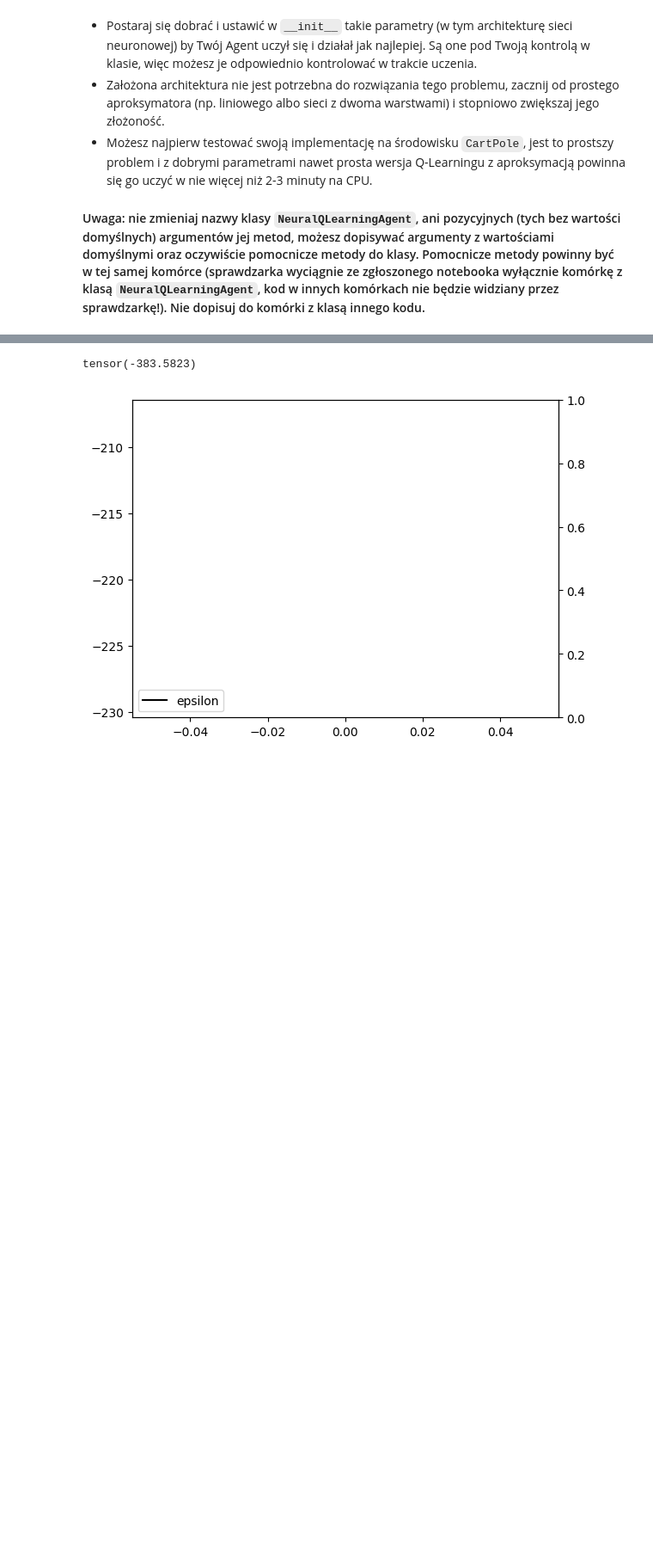
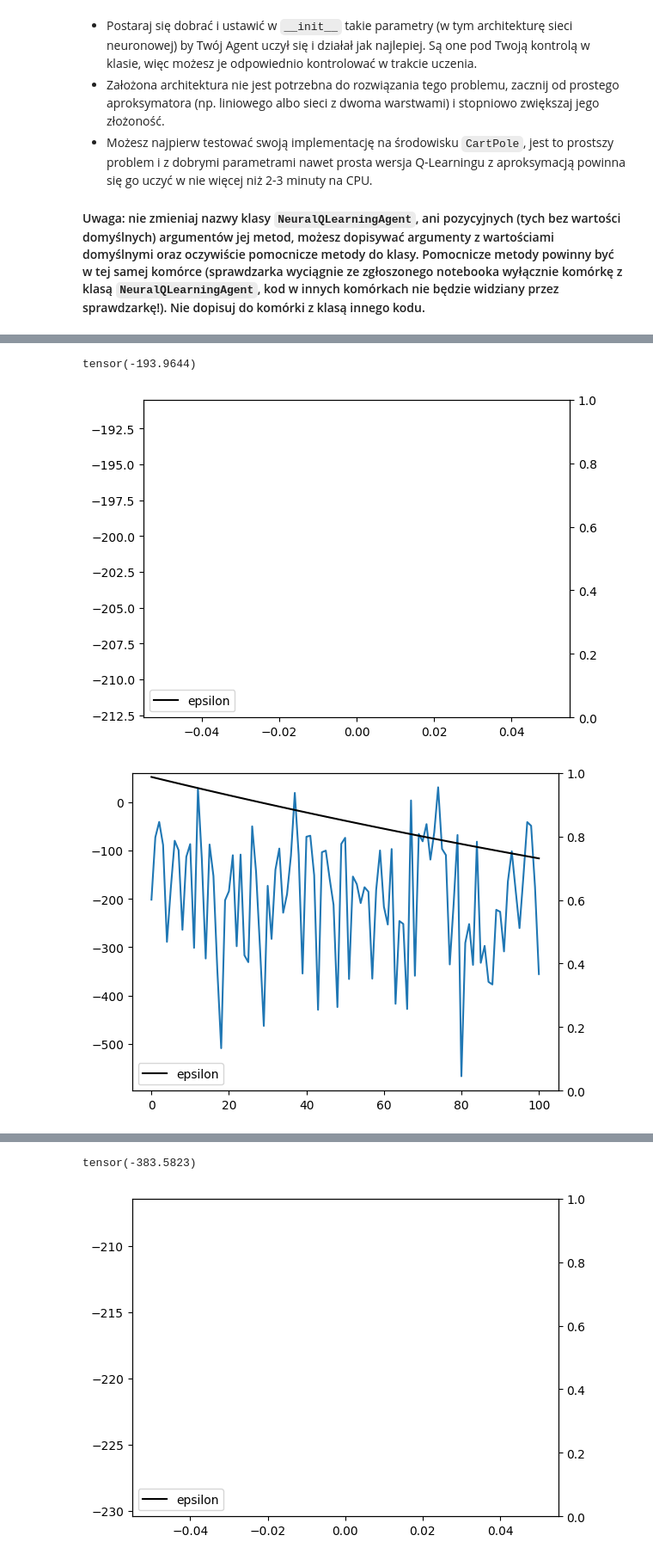
Before and after one commit to Michu-dev/ai-university-labs, a Jupyter notebook: Reinforcement Learning/homework-3-qlearning.ipynb, the cells around one changed output, grey strips where cells are left out. Shown at 86% size. Cells and saved outputs as stored; diff of their text form; code cells hidden in the pictures; blank space fills up the shorter version.

Commit message:
Modify q-learning labs

```diff
--- a/Reinforcement Learning/homework-3-qlearning.ipynb
+++ b/Reinforcement Learning/homework-3-qlearning.ipynb
@@ -348,3 +348,12 @@ env = gym.make("LunarLander-v2")
 
 agent = NeuralQLearningAgent(env, replay_memory=False, double_q=False, freezing=False)
 # rewards = run_agent_in_env(env, agent, 3000, learning=True, plot=True, plot_interval=250)
+# %%
+# epsilon = 0.99, eps_decay = 0.997
+rewards1 = run_agent_in_env(env, agent, 500, learning=True, plot=True, plot_interval=100)
+rewards1 = torch.Tensor(rewards1)
+print(rewards1.mean())
+# %% [output]
+tensor(-193.9644)
+[figure, added]
+[figure, added]
```
Also changed, not shown: parts of 12 cells of this notebook.
